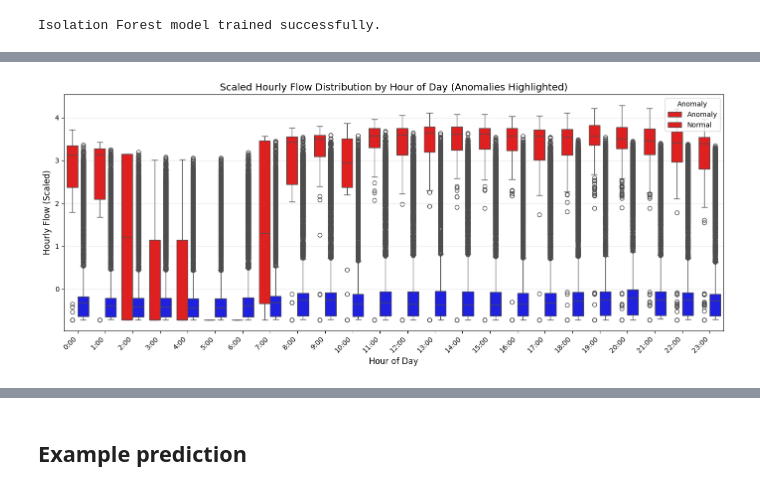
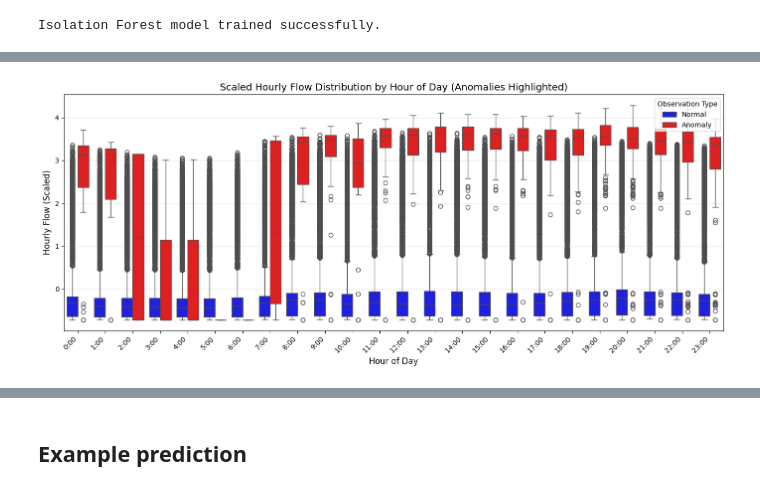
Before and after one commit to Ismat-Samadov/anomalies_in_gas_pipeline, a Jupyter notebook: notebooks/analyse.ipynb, the cells around one changed output, grey strips where cells are left out. Saved outputs shown, nothing was run; the diff lists cells and outputs as text; code cells hidden in the pictures.

```diff
--- a/notebooks/analyse.ipynb
+++ b/notebooks/analyse.ipynb
@@ -269,28 +269,43 @@ df_encoded.head()
 # %%
 plt.figure(figsize=(14, 6))
 
-# Convert anomaly column from string to integer
+# Ensure anomaly is integer
 df_encoded['anomaly'] = df_encoded['anomaly'].astype(int)
 
-# Create the boxplot
-sns.boxplot(x='hour', y='hourly_flow_m3', hue='anomaly', data=df_encoded,
-           palette={1: 'blue', -1: 'red'})
+# Map anomaly values to readable labels
+df_encoded['anomaly_label'] = df_encoded['anomaly'].map({
+    -1: 'Anomaly',
+     1: 'Normal'
+})
 
-plt.title('Scaled Hourly Flow Distribution by Hour of Day (Anomalies Highlighted)', fontsize=14)
+# Create boxplot with explicit semantic labels
+sns.boxplot(
+    x='hour',
+    y='hourly_flow_m3',
+    hue='anomaly_label',
+    data=df_encoded,
+    palette={
+        'Normal': 'blue',
+        'Anomaly': 'red'
+    }
+)
+
+plt.title(
+    'Scaled Hourly Flow Distribution by Hour of Day (Anomalies Highlighted)',
+    fontsize=14
+)
 plt.xlabel('Hour of Day', fontsize=12)
 plt.ylabel('Hourly Flow (Scaled)', fontsize=12)
 
-# Rotate x-axis labels for better readability
-plt.xticks(rotation=45, ha='right')
+# X-axis formatting
+plt.xticks(ticks=range(24), labels=[f'{h}:00' for h in range(24)], rotation=45, ha='right')
 
-# Set custom x-axis labels (0-23 hours)
-plt.xticks(ticks=range(0, 24), labels=[f'{h}:00' for h in range(24)])
+plt.legend(title='Observation Type', loc='upper right')
+plt.grid(axis='y', alpha=0.3)
 
-plt.legend(title='Anomaly', labels=['Anomaly', 'Normal'], loc='upper right')
-plt.grid(axis='y', alpha=0.3)
 plt.tight_layout()
 plt.savefig('../charts/hourly_flow_by_hour_anomalies.png')
 plt.show()
 # %% [output]
-[figure, old version]
+[figure, new version]
 # %%
```
Also changed, not shown: parts of 5 cells of this notebook, 6 other files.
